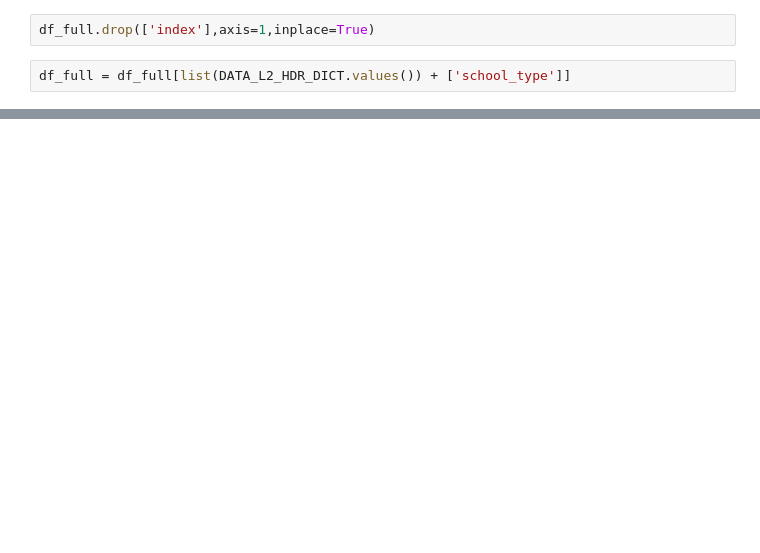
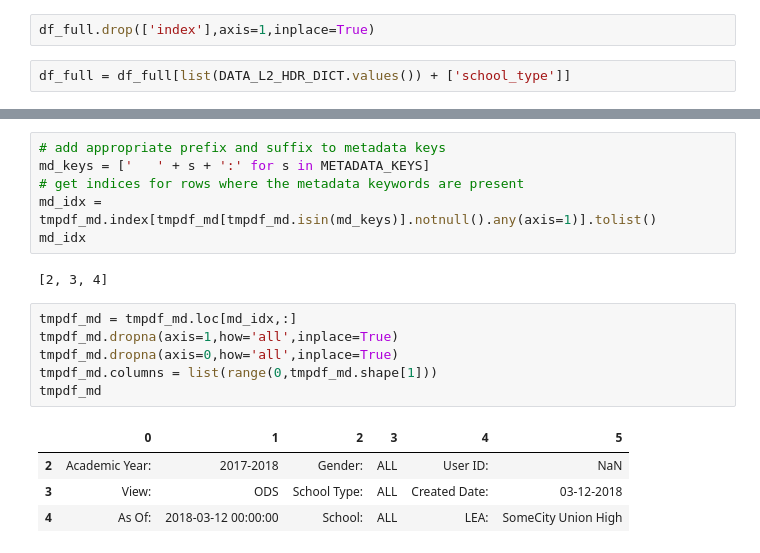
Before and after one commit to opensandiego/mealscount-backend, a Jupyter notebook: sandbox/backend_utils_test.ipynb, the cells around one changed output, grey strips where cells are left out. Cells and saved outputs as stored; diff of their text form; blank space fills up the shorter version.

```diff
--- a/sandbox/backend_utils_test.ipynb
+++ b/sandbox/backend_utils_test.ipynb
@@ -214,0 +223,19 @@ df_full
+# %%
+# add appropriate prefix and suffix to metadata keys
+md_keys = ['   ' + s + ':' for s in METADATA_KEYS]
+# get indices for rows where the metadata keywords are present
+md_idx = tmpdf_md.index[tmpdf_md[tmpdf_md.isin(md_keys)].notnull().any(axis=1)].tolist()
+md_idx
+# %% [output]
+[2, 3, 4]
+# %%
+tmpdf_md = tmpdf_md.loc[md_idx,:]
+tmpdf_md.dropna(axis=1,how='all',inplace=True)
+tmpdf_md.dropna(axis=0,how='all',inplace=True)
+tmpdf_md.columns = list(range(0,tmpdf_md.shape[1]))
+tmpdf_md
+# %% [output]
+|  | 0 | 1 | 2 | 3 | 4 | 5 |
+| 2 | Academic Year: | 2017-2018 | Gender: | ALL | User ID: | NaN |
+| 3 | View: | ODS | School Type: | ALL | Created Date: | 03-12-2018 |
+| 4 | As Of: | 2018-03-12 00:00:00 | School: | ALL | LEA: | SomeCity Union High |
```
Also changed, not shown: parts of 12 cells of this notebook.
